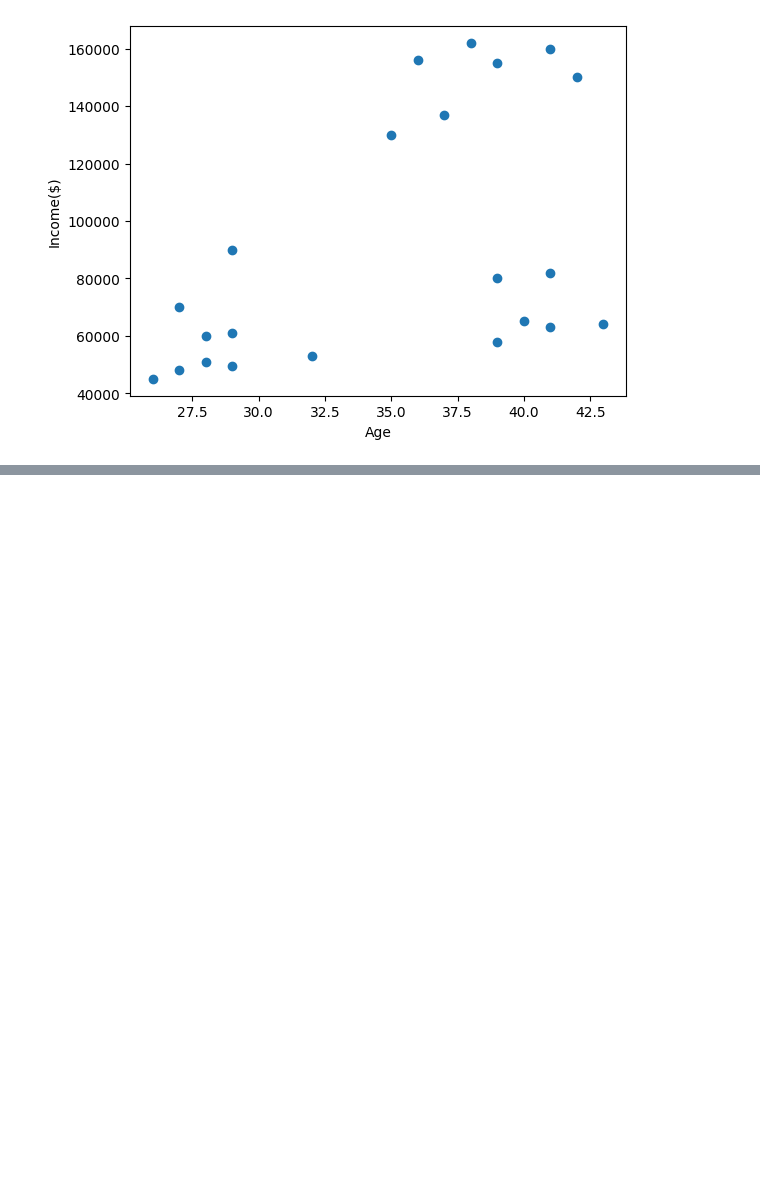
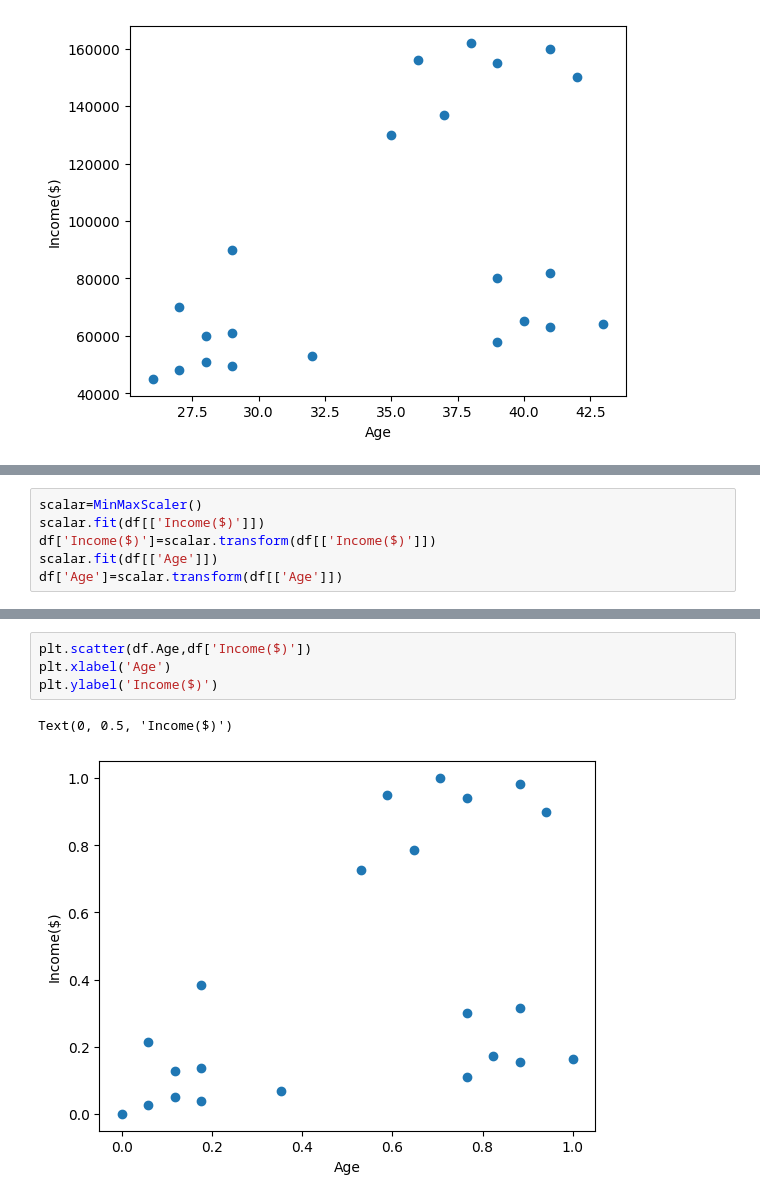
Before and after one commit to dinesh16adh/Machine-learning, a Jupyter notebook: Clustering with K means/K_means.ipynb, the cells around one changed output, grey strips where cells are left out. Saved outputs shown, nothing was run; the diff lists cells and outputs as text; blank space fills up the shorter version.

```diff
--- a/Clustering with K means/K_means.ipynb
+++ b/Clustering with K means/K_means.ipynb
@@ -60,0 +62,6 @@ plt.legend()
+# %%
+scalar=MinMaxScaler()
+scalar.fit(df[['Income($)']])
+df['Income($)']=scalar.transform(df[['Income($)']])
+scalar.fit(df[['Age']])
+df['Age']=scalar.transform(df[['Age']])
@@ -60,0 +77,7 @@ plt.legend()
+# %%
+plt.scatter(df.Age,df['Income($)'])
+plt.xlabel('Age')
+plt.ylabel('Income($)')
+# %% [output]
+Text(0, 0.5, 'Income($)')
+[figure, added]
```
Also changed, not shown: parts of 9 cells of this notebook.
